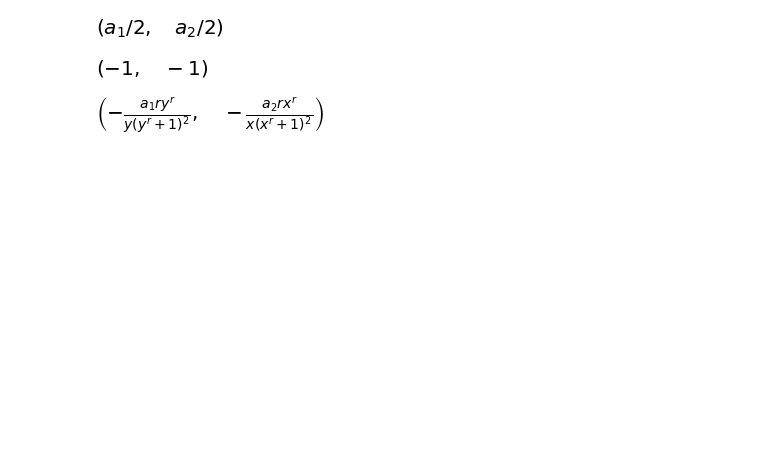
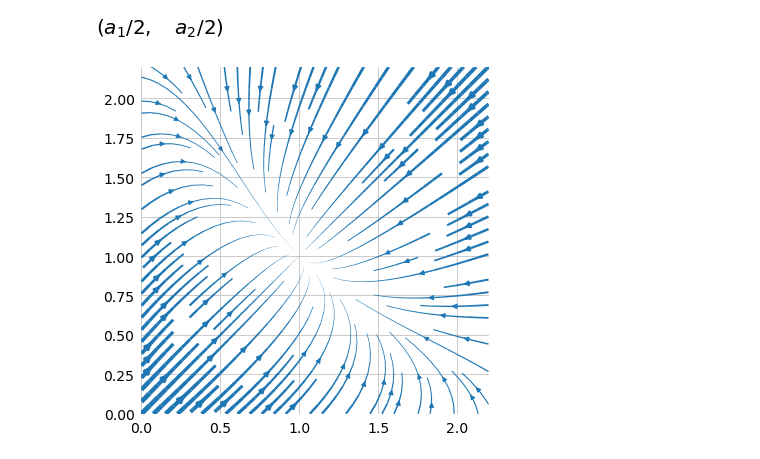
Before and after one commit to tfiers/strogatz, a Jupyter notebook: notebooks/1_2_Gene_control.ipynb, the cells around one changed output. Cells and saved outputs as stored; diff of their text form; code cells hidden in the pictures; blank space fills up the shorter version.

```diff
--- a/notebooks/1_2_Gene_control.ipynb
+++ b/notebooks/1_2_Gene_control.ipynb
@@ -3,3 +1,6 @@ run 'init.ipynb'
+# %%
+%run 'init.ipynb'
+save = get_figsave('1_2_');
 # %%
 a_1, a_2, r, x, y = sp.symbols('a_1, a_2, r, x, y')
 
@@ -12,11 +13,3 @@ eq_y = sp.solve(ydot.subs(r, 0), y)[0]
 eq_x, eq_y
 # %% [output]
 [figure]
-# %%
-sp.diff(xdot, x), sp.diff(ydot, y)
-# %% [output]
-[figure, removed]
-# %%
-sp.diff(xdot, y), sp.diff(ydot, x)
-# %% [output]
-[figure, removed]
@@ -24,0 +16,17 @@ sp.solve()
+# %%
+xdot_np = sp.lambdify((x, y, r), xdot.subs(a_1, 2))
+ydot_np = sp.lambdify((x, y, r), ydot.subs(a_2, 2))
+
+def get_field(xmax, r=1):
+    xgrid, ygrid = np.meshgrid(np.linspace(0, xmax, 200),
+                               np.linspace(0, xmax, 200))
+    with ignore(RuntimeWarning):
+        xdot_grid = xdot_np(xgrid, ygrid, r)
+        ydot_grid = ydot_np(xgrid, ygrid, r)
+    return xgrid, ygrid, xdot_grid, ydot_grid
+
+field = get_field(2.2, r=1)
+fig, ax = streamplot(*field, speed=True)
+save(fig, 'streamline_close');
+# %% [output]
+[figure, added]
```
Also changed, not shown: parts of 8 cells of this notebook, 7 other files.
